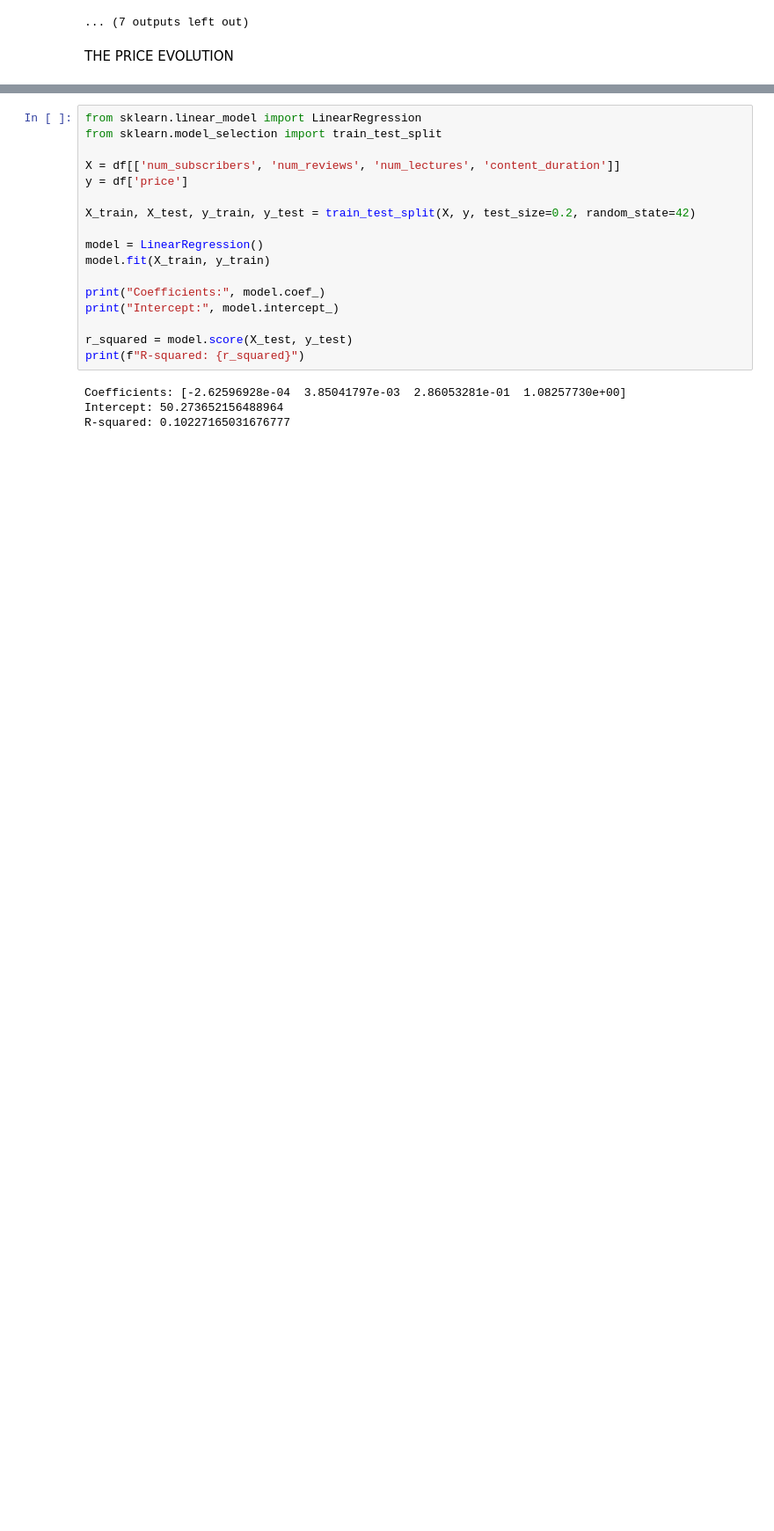
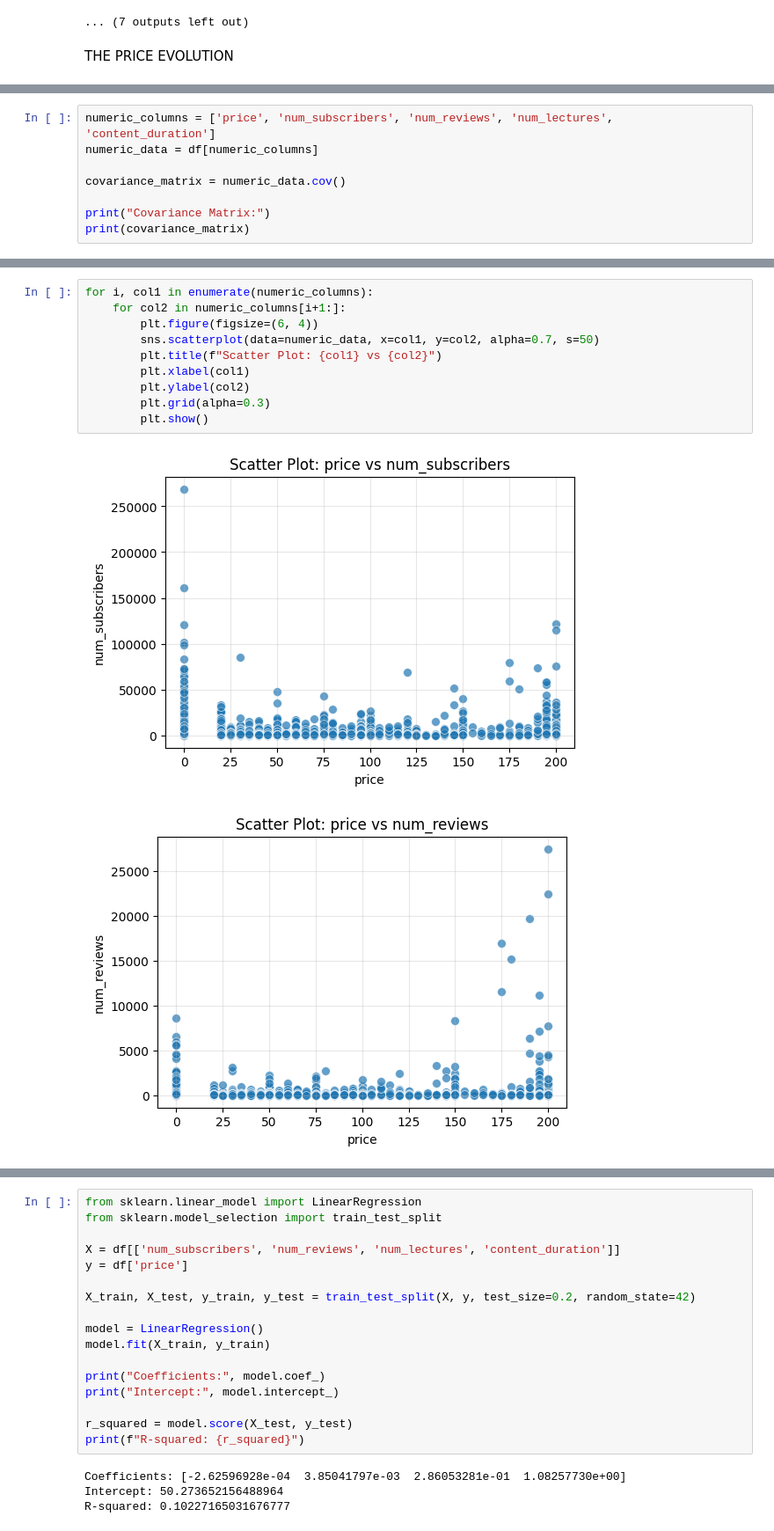
Before and after one commit to TeodoraVuta/e-learning-udemy, a Jupyter notebook: data.ipynb, the cells around one changed output, grey strips where cells are left out. Shown at 88% size. Saved outputs shown, nothing was run; the diff lists cells and outputs as text; blank space fills up the shorter version.

```diff
--- a/data.ipynb
+++ b/data.ipynb
@@ -624,0 +663,8 @@ THE PRICE EVOLUTION
+# %%
+numeric_columns = ['price', 'num_subscribers', 'num_reviews', 'num_lectures', 'content_duration']
+numeric_data = df[numeric_columns]
+
+covariance_matrix = numeric_data.cov()
+
+print("Covariance Matrix:")
+print(covariance_matrix)
@@ -624,0 +709,13 @@ THE PRICE EVOLUTION
+# %%
+for i, col1 in enumerate(numeric_columns):
+    for col2 in numeric_columns[i+1:]:
+        plt.figure(figsize=(6, 4))
+        sns.scatterplot(data=numeric_data, x=col1, y=col2, alpha=0.7, s=50)
+        plt.title(f"Scatter Plot: {col1} vs {col2}")
+        plt.xlabel(col1)
+        plt.ylabel(col2)
+        plt.grid(alpha=0.3)
+        plt.show()
+# %% [output]
+[figure, added]
+[figure, added]
```
Also changed, not shown: parts of 11 cells of this notebook.
